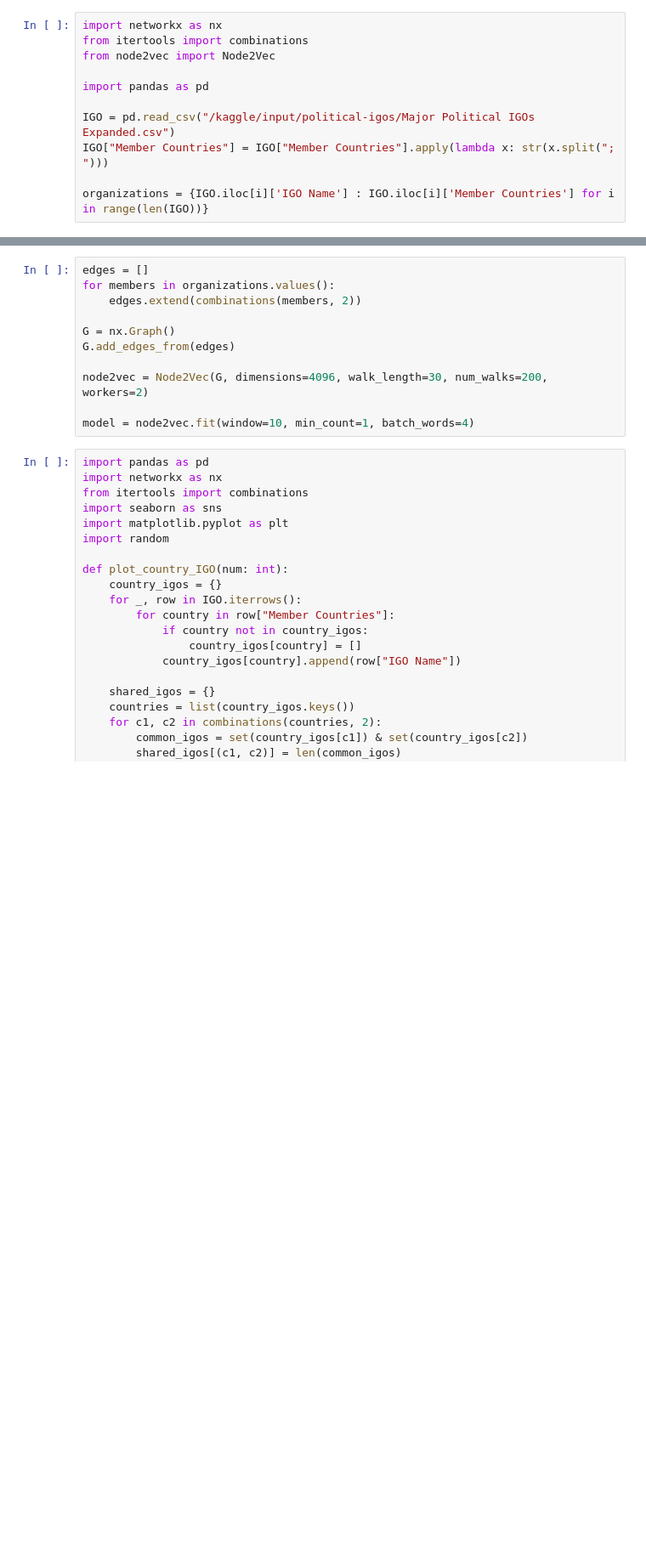
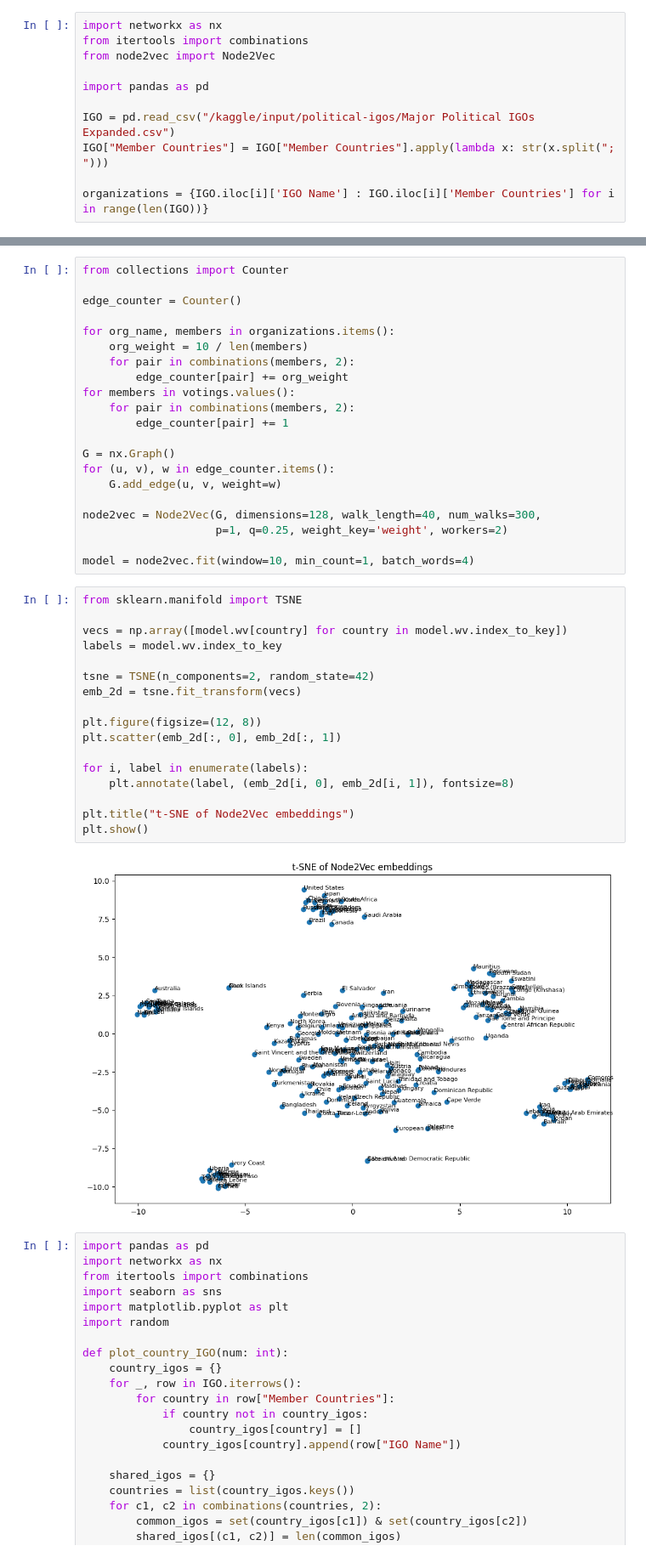
Before and after one commit to IWonderTheFirst/mun, a Jupyter notebook: policy.ipynb, the cells around one changed output, grey strips where cells are left out. Shown at 85% size. Saved outputs shown, nothing was run; the diff lists cells and outputs as text; blank space fills up the shorter version.

Commit message:
Kaggle Notebook | MUN policy embeddings | Version 15

```diff
--- a/policy.ipynb
+++ b/policy.ipynb
@@ -236,16 +243,45 @@ voting["countries"] = voting["countries"].apply(lambda x: x.split("; ") if x els
 
 votings = {voting.iloc[i]['resolution'] : voting.iloc[i]['countries'] for i in range(len(voting))}
 # %%
-edges = []
-for members in organizations.values():
-    edges.extend(combinations(members, 2))
+from collections import Counter
+
+edge_counter = Counter()
+
+for org_name, members in organizations.items():
+    org_weight = 10 / len(members)
+    for pair in combinations(members, 2):
+        edge_counter[pair] += org_weight
+for members in votings.values():
+    for pair in combinations(members, 2):
+        edge_counter[pair] += 1
 
 G = nx.Graph()
-G.add_edges_from(edges)
+for (u, v), w in edge_counter.items():
+    G.add_edge(u, v, weight=w)
 
-node2vec = Node2Vec(G, dimensions=4096, walk_length=30, num_walks=200, workers=2)
+node2vec = Node2Vec(G, dimensions=128, walk_length=40, num_walks=300,
+                    p=1, q=0.25, weight_key='weight', workers=2)
 
 model = node2vec.fit(window=10, min_count=1, batch_words=4)
+# %%
+from sklearn.manifold import TSNE
+
+vecs = np.array([model.wv[country] for country in model.wv.index_to_key])
+labels = model.wv.index_to_key
+
+tsne = TSNE(n_components=2, random_state=42)
+emb_2d = tsne.fit_transform(vecs)
+
+plt.figure(figsize=(12, 8))
+plt.scatter(emb_2d[:, 0], emb_2d[:, 1])
+
+for i, label in enumerate(labels):
+    plt.annotate(label, (emb_2d[i, 0], emb_2d[i, 1]), fontsize=8)
+
+plt.title("t-SNE of Node2Vec embeddings")
+plt.show()
+# %% [output]
+[figure, added]
 # %%
 import pandas as pd
 import networkx as nx
```
Also changed, not shown: parts of 16 cells of this notebook.
